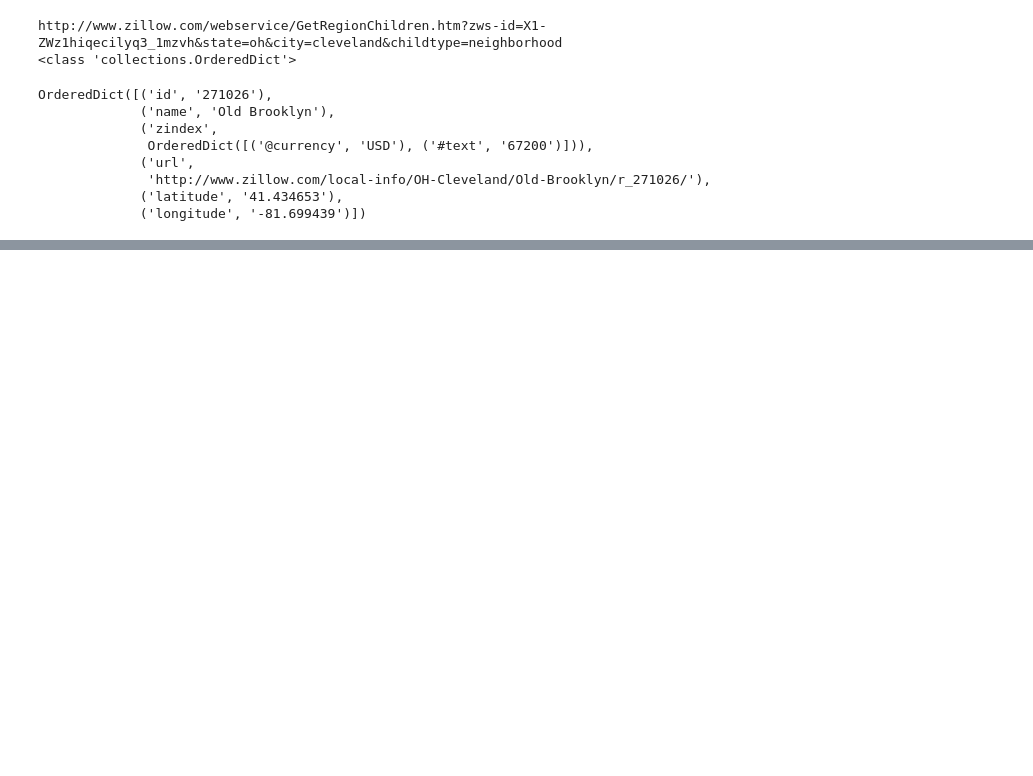
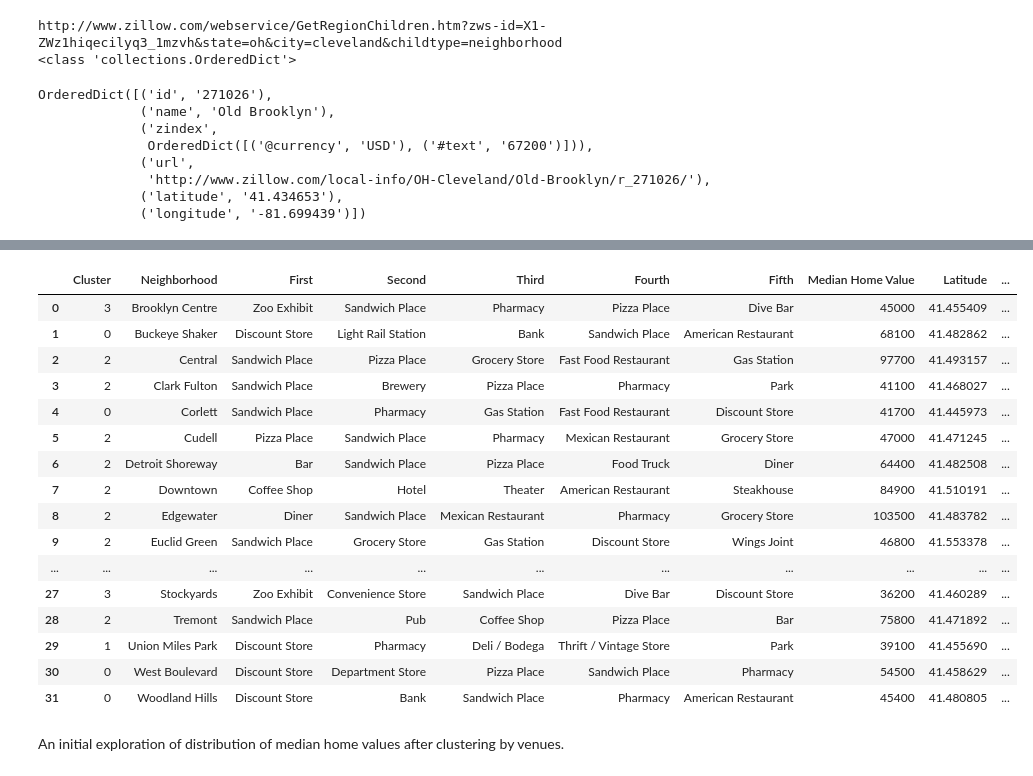
Before and after one commit to lgagne413/Coursera_Capstone, a Jupyter notebook: coursera_capstone.ipynb, the cells around one changed output, grey strips where cells are left out. Cells and saved outputs as stored; diff of their text form; code cells hidden in the pictures; blank space fills up the shorter version.

```diff
--- a/coursera_capstone.ipynb
+++ b/coursera_capstone.ipynb
@@ -94,0 +244,6 @@ memory usage: 1.2+ KB
+# %%
+
+zdf2=zdf.sort_values(by='Neighborhood')
+zdf2.reset_index()
+rankedf['Median Home Value'] = zdf2['Median Home Value']
+rankedf.head()
@@ -94,0 +287,28 @@ memory usage: 1.2+ KB
+# %%
+labels = kmmodel.labels_
+finaldf=rankedf.drop('Median Home Value',1)
+rankedf.head()
+finaldf.insert(0,'Cluster',labels)
+finaldf.head()
+finaldf = finaldf.join(zdf2.set_index('Neighborhood'),on='Neighborhood')
+finaldf
+# %% [output]
+|  | Cluster | Neighborhood | First | Second | Third | Fourth | Fifth | Median Home Value | Latitude | ... |
+| 0 | 3 | Brooklyn Centre | Zoo Exhibit | Sandwich Place | Pharmacy | Pizza Place | Dive Bar | 45000 | 41.455409 | ... |
+| 1 | 0 | Buckeye Shaker | Discount Store | Light Rail Station | Bank | Sandwich Place | American Restaurant | 68100 | 41.482862 | ... |
+| 2 | 2 | Central | Sandwich Place | Pizza Place | Grocery Store | Fast Food Restaurant | Gas Station | 97700 | 41.493157 | ... |
+| 3 | 2 | Clark Fulton | Sandwich Place | Brewery | Pizza Place | Pharmacy | Park | 41100 | 41.468027 | ... |
+| 4 | 0 | Corlett | Sandwich Place | Pharmacy | Gas Station | Fast Food Restaurant | Discount Store | 41700 | 41.445973 | ... |
+| 5 | 2 | Cudell | Pizza Place | Sandwich Place | Pharmacy | Mexican Restaurant | Grocery Store | 47000 | 41.471245 | ... |
+| 6 | 2 | Detroit Shoreway | Bar | Sandwich Place | Pizza Place | Food Truck | Diner | 64400 | 41.482508 | ... |
+| 7 | 2 | Downtown | Coffee Shop | Hotel | Theater | American Restaurant | Steakhouse | 84900 | 41.510191 | ... |
+| 8 | 2 | Edgewater | Diner | Sandwich Place | Mexican Restaurant | Pharmacy | Grocery Store | 103500 | 41.483782 | ... |
+| 9 | 2 | Euclid Green | Sandwich Place | Grocery Store | Gas Station | Discount Store | Wings Joint | 46800 | 41.553378 | ... |
+| ... | ... | ... | ... | ... | ... | ... | ... | ... | ... | ... |
+| 27 | 3 | Stockyards | Zoo Exhibit | Convenience Store | Sandwich Place | Dive Bar | Discount Store | 36200 | 41.460289 | ... |
+| 28 | 2 | Tremont | Sandwich Place | Pub | Coffee Shop | Pizza Place | Bar | 75800 | 41.471892 | ... |
+| 29 | 1 | Union Miles Park | Discount Store | Pharmacy | Deli / Bodega | Thrift / Vintage Store | Park | 39100 | 41.455690 | ... |
+| 30 | 0 | West Boulevard | Discount Store | Department Store | Pizza Place | Sandwich Place | Pharmacy | 54500 | 41.458629 | ... |
+| 31 | 0 | Woodland Hills | Discount Store | Bank | Sandwich Place | Pharmacy | American Restaurant | 45400 | 41.480805 | ... |
+# %% [markdown]
+An initial exploration of distribution of median home values after clustering by venues.
```
Also changed, not shown: parts of 47 cells of this notebook, 1 other file.
